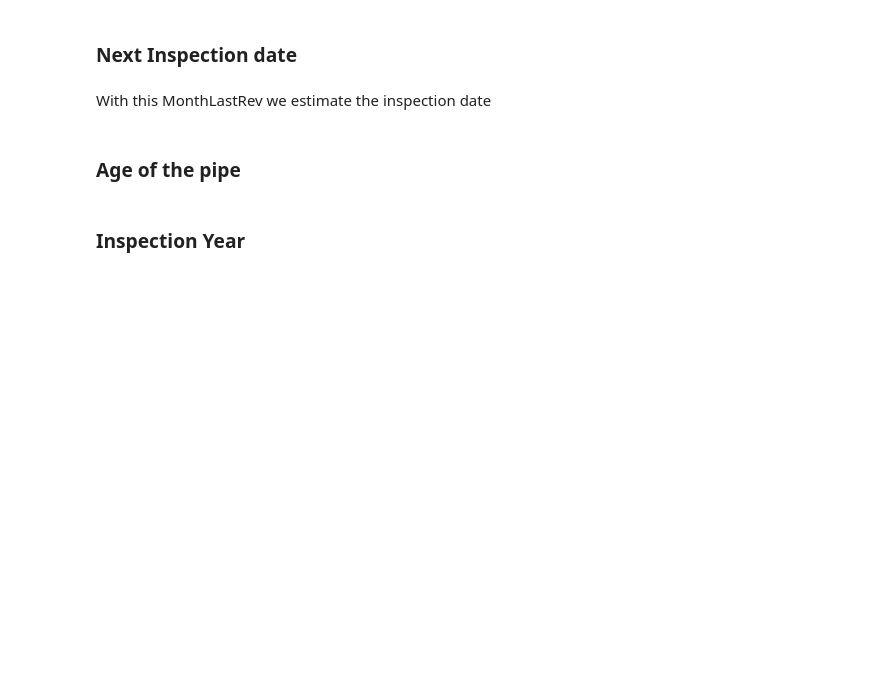
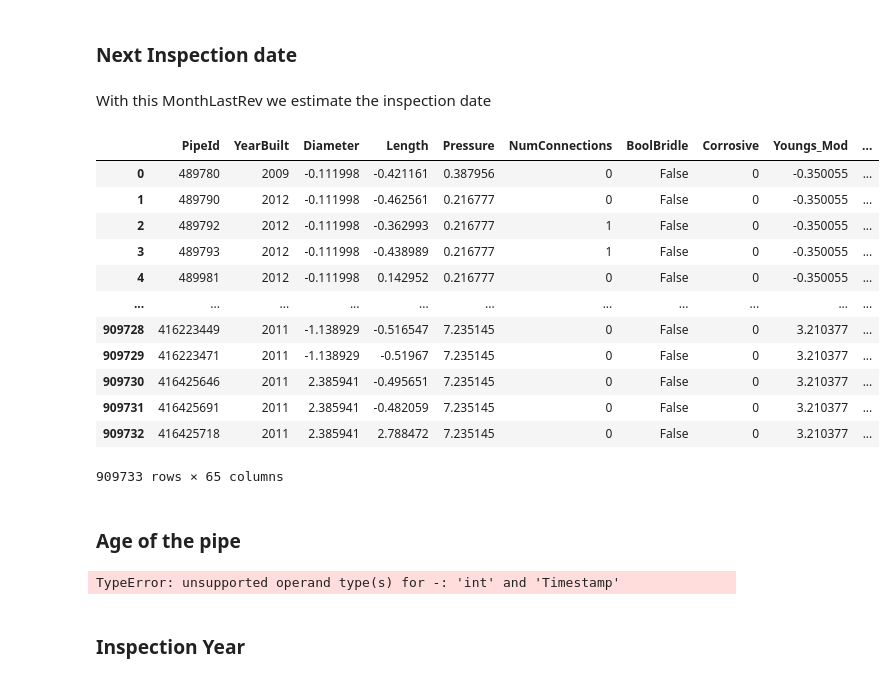
Before and after one commit to AsanDopollosie/Model, a Jupyter notebook: Model.ipynb, the cells around one changed output. Cells and saved outputs as stored; diff of their text form; code cells hidden in the pictures; blank space fills up the shorter version.

```diff
--- a/Model.ipynb
+++ b/Model.ipynb
@@ -1129,7 +1147,23 @@ for ind in pred_X.index:
 
 pred_X['InspectionDate'] = new_dates
 pred_X['InspectionDate'] = pred_X['InspectionDate'].replace(pd.NaT, pd.to_datetime('2022-12-31'))
-pred_X[pred_X['InspectionDate']<pd.to_datetime('2021-01-01')] = pd.to_datetime('2021-01-01')
+pred_X['InspectionDate'][pred_X['InspectionDate']<pd.to_datetime('2021-01-01')] = pd.to_datetime('2021-01-01')
+# %%
+pred_X
+# %% [output]
+|  | PipeId | YearBuilt | Diameter | Length | Pressure | NumConnections | BoolBridle | Corrosive | Youngs_Mod | ... |
+| 0 | 489780 | 2009 | -0.111998 | -0.421161 | 0.387956 | 0 | False | 0 | -0.350055 | ... |
+| 1 | 489790 | 2012 | -0.111998 | -0.462561 | 0.216777 | 0 | False | 0 | -0.350055 | ... |
+| 2 | 489792 | 2012 | -0.111998 | -0.362993 | 0.216777 | 1 | False | 0 | -0.350055 | ... |
+| 3 | 489793 | 2012 | -0.111998 | -0.438989 | 0.216777 | 1 | False | 0 | -0.350055 | ... |
+| 4 | 489981 | 2012 | -0.111998 | 0.142952 | 0.216777 | 0 | False | 0 | -0.350055 | ... |
+| ... | ... | ... | ... | ... | ... | ... | ... | ... | ... | ... |
+| 909728 | 416223449 | 2011 | -1.138929 | -0.516547 | 7.235145 | 0 | False | 0 | 3.210377 | ... |
+| 909729 | 416223471 | 2011 | -1.138929 | -0.51967 | 7.235145 | 0 | False | 0 | 3.210377 | ... |
+| 909730 | 416425646 | 2011 | 2.385941 | -0.495651 | 7.235145 | 0 | False | 0 | 3.210377 | ... |
+| 909731 | 416425691 | 2011 | 2.385941 | -0.482059 | 7.235145 | 0 | False | 0 | 3.210377 | ... |
+| 909732 | 416425718 | 2011 | 2.385941 | 2.788472 | 7.235145 | 0 | False | 0 | 3.210377 | ... |
+909733 rows × 65 columns
 # %% [markdown]
 ### Age of the pipe
 # %%
@@ -1140,6 +1174,8 @@ for ind in pred_X.index:
     age_list.append(age)
 
 pred_X['Age'] = age_list
+# %% [output]
+TypeError: unsupported operand type(s) for -: 'int' and 'Timestamp'
 # %% [markdown]
 ### Inspection Year
 # %%
```
Also changed, not shown: parts of 5 cells of this notebook.
